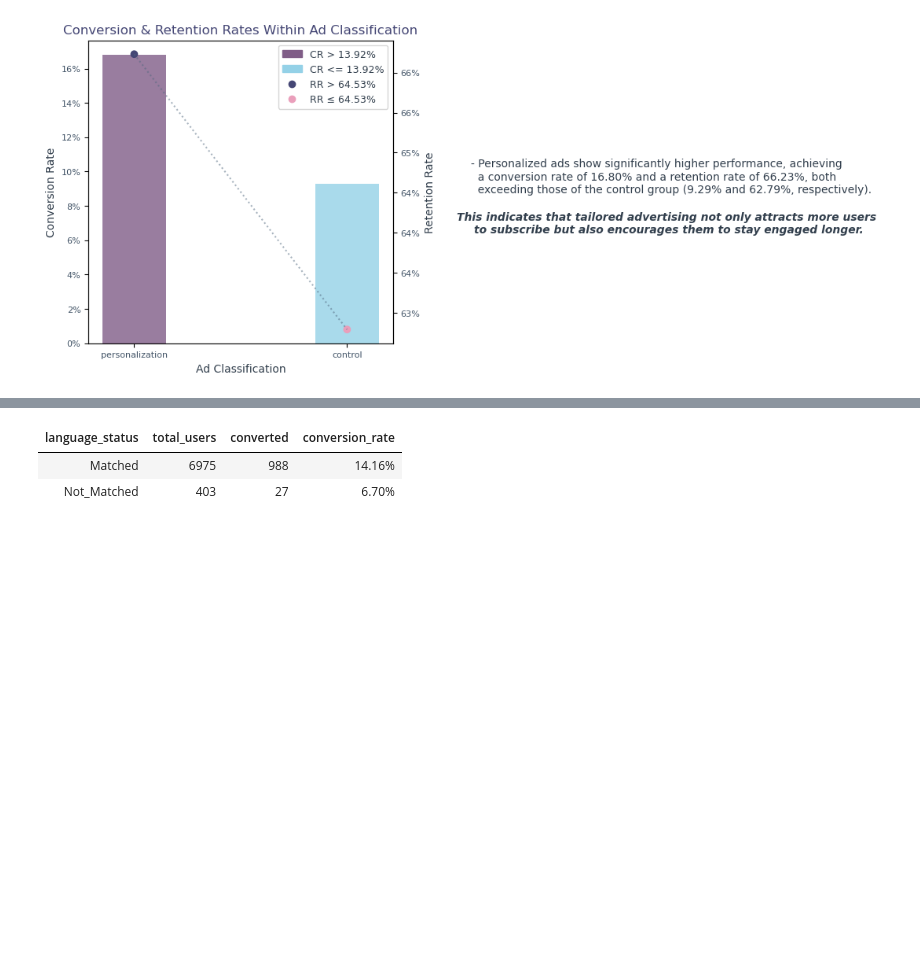
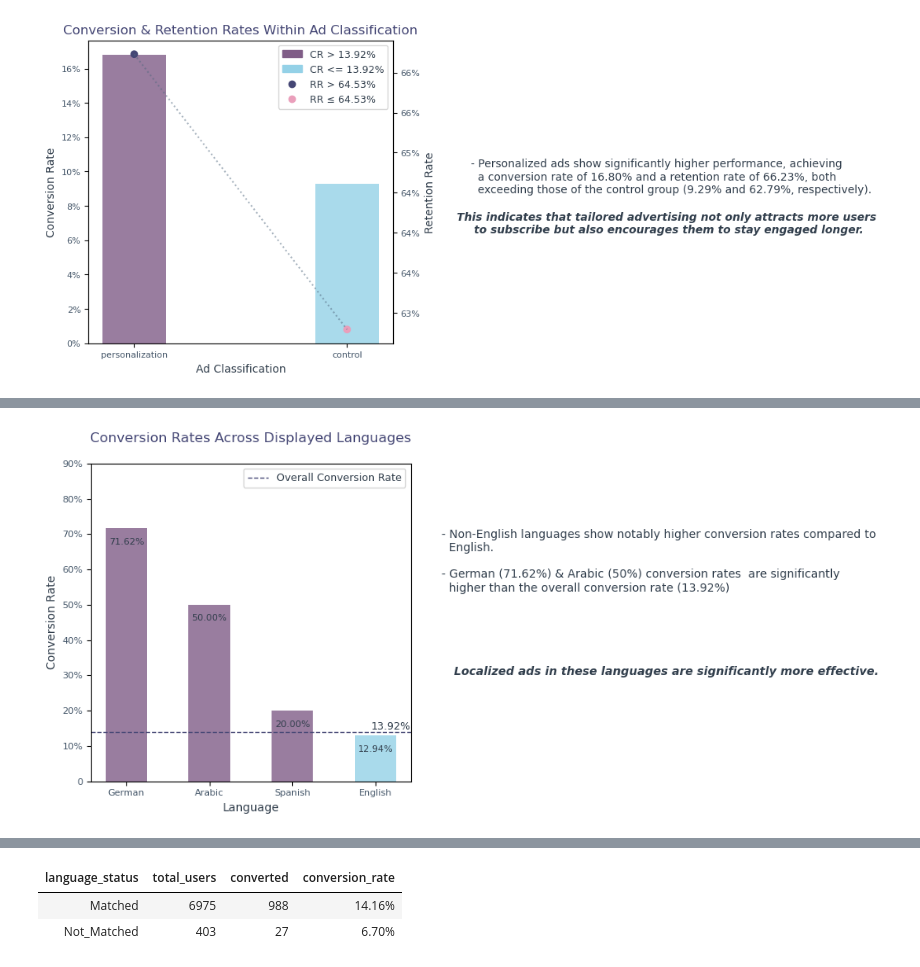
Before and after one commit to hend-a-ghafour/Analyzing_Marketing_Campaigns, a Jupyter notebook: Analyzing_Marketing_Campaigns.ipynb, the cells around one changed output, grey strips where cells are left out. Cells and saved outputs as stored; diff of their text form; code cells hidden in the pictures; blank space fills up the shorter version.

Commit message:
cr,rr, displayed lang, & comparison

```diff
--- a/Analyzing_Marketing_Campaigns.ipynb
+++ b/Analyzing_Marketing_Campaigns.ipynb
@@ -1196,0 +1218,12 @@ plt.show();
+# %%
+# Calculating Retention Rate across Displayed Languages
+retained_displayed_lang=retained_users.groupby('language_displayed').user_id.nunique().reset_index()\
+                             .rename(columns={'language_displayed':'language','user_id':'retained'})
+
+retention_displayed_lang = converted_displayed_lang.merge(retained_displayed_lang, on='language')
+
+retention_displayed_lang['retention_rate']=retention_displayed_lang['retained']/retention_displayed_lang['converted']
+
+retention_displayed_lang=retention_displayed_lang.sort_values('retention_rate', ascending=False)
+
+retention_displayed_lang.style.hide().format({'retention_rate':'{:,.2%}'})
@@ -1196,0 +1236,82 @@ plt.show();
+# %%
+# 1- Visualization - Conversion Rates Across Displayed Languages:
+# Data
+x= conversion_displayed_lang.language.to_list()
+y= conversion_displayed_lang.conversion_rate
+
+# Defining colors based on performance
+colors = ['#805D87' if n > conversion_rate else '#94D1E7' for n in y]
+
+# Creating the chart
+plt.subplots(figsize = (5,5))
+plt.bar(x,y,.5, color=colors,alpha = .8)
+plt.axhline(y=conversion_rate, color='#454775', linestyle='--', linewidth=1, label='Overall Conversion Rate', alpha=1)
+
+# Customizing the chart
+plt.title('Conversion Rates Across Displayed Languages\n', fontsize=12, color='#454775')
+plt.xlabel('Language', fontsize=10, color='#313E4C')
+plt.xticks(fontsize=8, color='#415366')
+plt.ylabel('Conversion Rate', fontsize=10,color='#313E4C')
+plt.yticks(np.arange(0,1,.1),['0','10%','20%','30%','40%','50%','60%','70%','80%','90%'], fontsize=8, color='#415366')
+plt.legend(fontsize=9,labelcolor='#313E4C')
+
+# Annotating chart with values
+plt.text(2.95,.14, '13.92%', ha= 'left', va ='bottom', fontsize=9, color='#313E4C')
+for i,v in enumerate(sorted(y,reverse=True)):
+    plt.text(i,v-.05,f'{v:.2%}',va='bottom',ha='center', fontsize=8,color='#313E4C')
+
+# Findings
+text1='''
+- Non-English languages show notably higher conversion rates compared to
+  English.\n
+- German (71.62%) & Arabic (50%) conversion rates  are significantly
+  higher than the overall conversion rate (13.92%)
+'''
+text2='''
+Localized ads in these languages are significantly more effective.'''
+plt.text(3.8,.5,text1,color='#313E4C')
+plt.text(6.5,.3,text2, ha='center',fontstyle='italic',weight='semibold', fontsize=10,color='#313E4C')
+plt.show()
+
+
+# 2- Visualization - Retention Rates Across Displayed Languages:
+# Data
+x= retention_displayed_lang.language.to_list()
+y= retention_displayed_lang.retention_rate
+
+# Defining colors based on performance
+colors = ['#805D87' if n > retention_rate else '#94D1E7' for n in y]
+
+# Creating the chart
+plt.subplots(figsize = (5,5))
+plt.bar(x,y,.5, color=colors,alpha = .8)
+plt.axhline(y=retention_rate, color='#454775', linestyle='--', linewidth=1, label='Overall Conversion Rate', alpha=1)
+
+# Customizing the chart
+plt.title('\nRetention Rates Across Displayed Languages\n', fontsize=12, color='#454775')
+plt.xlabel('Language', fontsize=10, color='#313E4C')
+plt.xticks(fontsize=8, color='#415366')
+plt.ylabel('Retention Rate', fontsize=10, color='#313E4C')
+plt.yticks(np.arange(0,.9,.1),['0','10%','20%','30%','40%','50%','60%','70%','80%'],fontsize=8, color='#415366')
+plt.legend(fontsize=9,labelcolor='#313E4C')
+
+# Annotating chart with values
+plt.text(2.95,.65, '64.53%', ha= 'left', va ='bottom', fontsize=9, color='#313E4C')
+for i,v in enumerate(y):
+    plt.text(i,v-.05,f'{v:.2%}',va='bottom',ha='center', fontsize=8, color='#313E4C')
+
+# Findings
+text1='''
+- German and English users show the highest retention rates (66.04% & 64.79%),
+  both aligning closely with or slightly above the overall retention rate
+  (64.53%).\n
+- While Arabic and Spanish users have moderate retention rates (58.33% & 54.17%),
+  these are below the overall average.'''
+text2='''
+Maintaining engagement after conversion may require additional
+attention for these audiences.'''
+plt.text(3.8,.4,text1,color='#313E4C')
+plt.text(6.7,.2,text2, ha='center',fontstyle='italic',weight='semibold', fontsize=10,color='#313E4C')
+plt.show()
+# %% [output]
+[figure, added]
```
Also changed, not shown: parts of 7 cells of this notebook.
